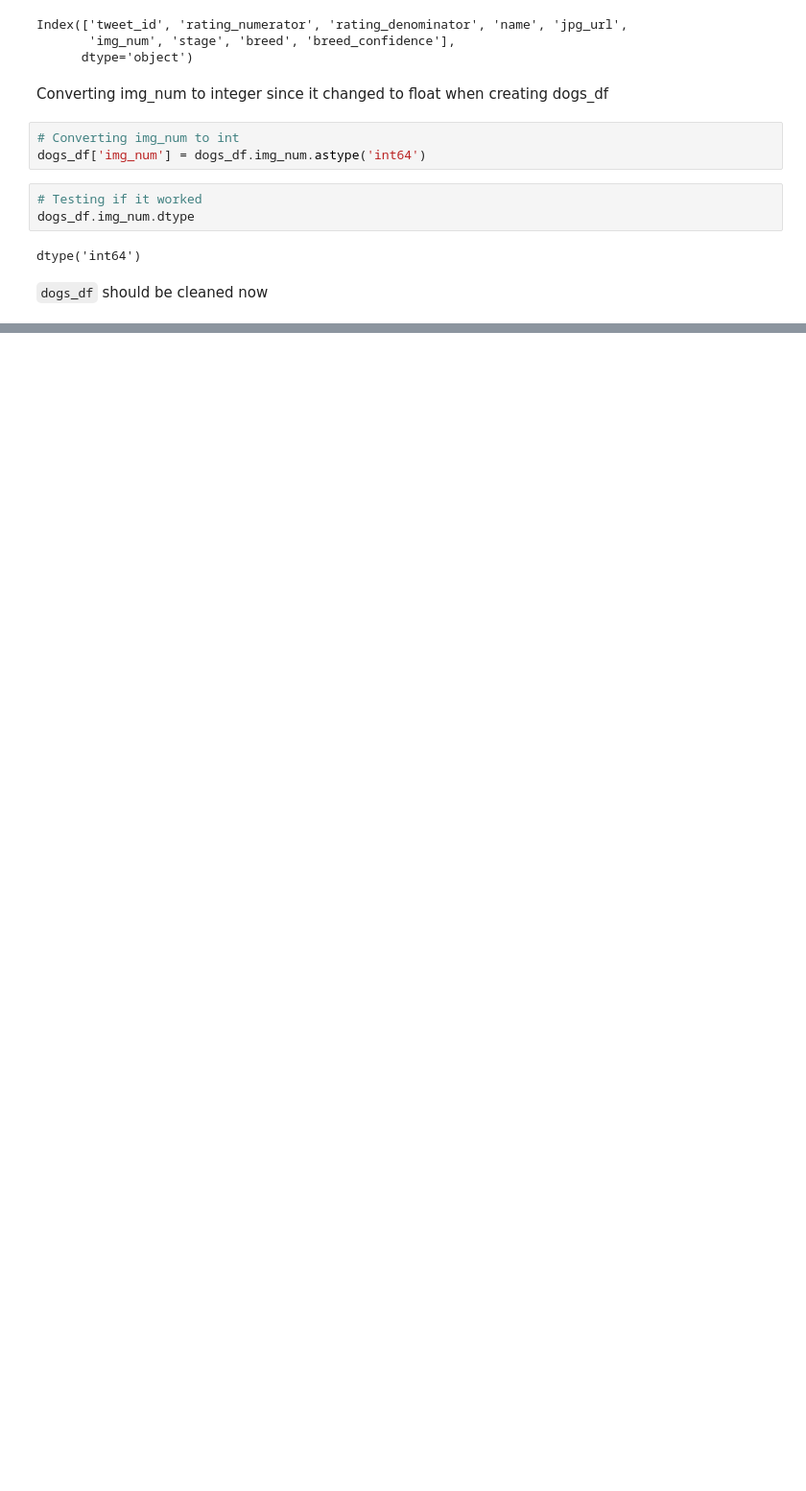
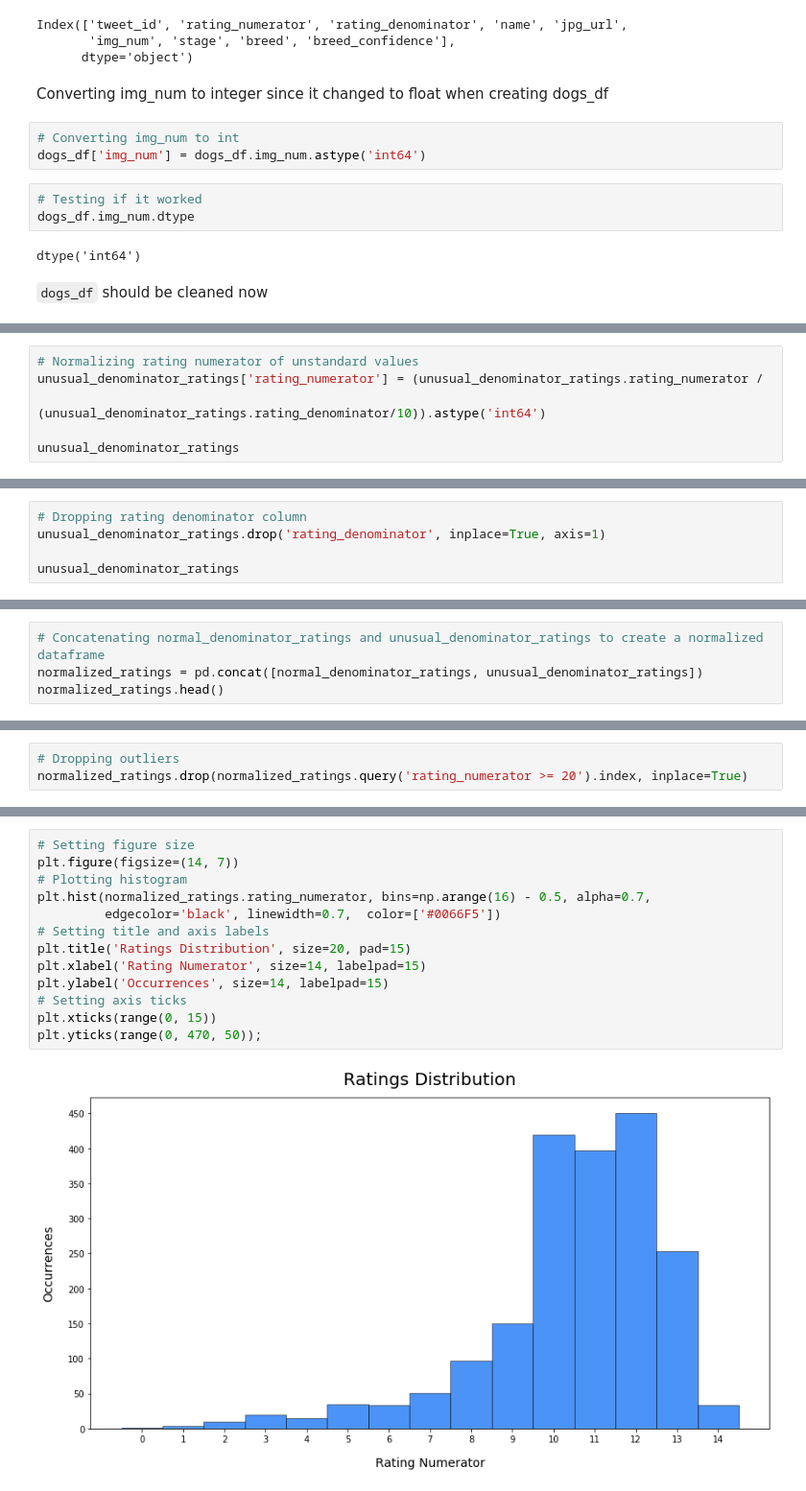
Before and after one commit to Nevesgmd/WeRateDogs-twitter-analysis, a Jupyter notebook: wrangle_act.ipynb, the cells around one changed output, grey strips where cells are left out. Shown at 96% size. Cells and saved outputs as stored; diff of their text form; blank space fills up the shorter version.

```diff
--- a/wrangle_act.ipynb
+++ b/wrangle_act.ipynb
@@ -1000,0 +1030,6 @@ Write conclusions
+# %%
+# Normalizing rating numerator of unstandard values
+unusual_denominator_ratings['rating_numerator'] = (unusual_denominator_ratings.rating_numerator /
+                                                   (unusual_denominator_ratings.rating_denominator/10)).astype('int64')
+
+unusual_denominator_ratings
@@ -1000,0 +1055,5 @@ Write conclusions
+# %%
+# Dropping rating denominator column
+unusual_denominator_ratings.drop('rating_denominator', inplace=True, axis=1)
+
+unusual_denominator_ratings
@@ -1000,0 +1079,4 @@ Write conclusions
+# %%
+# Concatenating normal_denominator_ratings and unusual_denominator_ratings to create a normalized dataframe
+normalized_ratings = pd.concat([normal_denominator_ratings, unusual_denominator_ratings])
+normalized_ratings.head()
@@ -1000,0 +1114,3 @@ Write conclusions
+# %%
+# Dropping outliers
+normalized_ratings.drop(normalized_ratings.query('rating_numerator >= 20').index, inplace=True)
@@ -1000,0 +1130,15 @@ Write conclusions
+# %%
+# Setting figure size
+plt.figure(figsize=(14, 7))
+# Plotting histogram
+plt.hist(normalized_ratings.rating_numerator, bins=np.arange(16) - 0.5, alpha=0.7,
+         edgecolor='black', linewidth=0.7,  color=['#0066F5'])
+# Setting title and axis labels
+plt.title('Ratings Distribution', size=20, pad=15)
+plt.xlabel('Rating Numerator', size=14, labelpad=15)
+plt.ylabel('Occurrences', size=14, labelpad=15)
+# Setting axis ticks
+plt.xticks(range(0, 15))
+plt.yticks(range(0, 470, 50));
+# %% [output]
+[figure, added]
```
Also changed, not shown: parts of 51 cells of this notebook.
